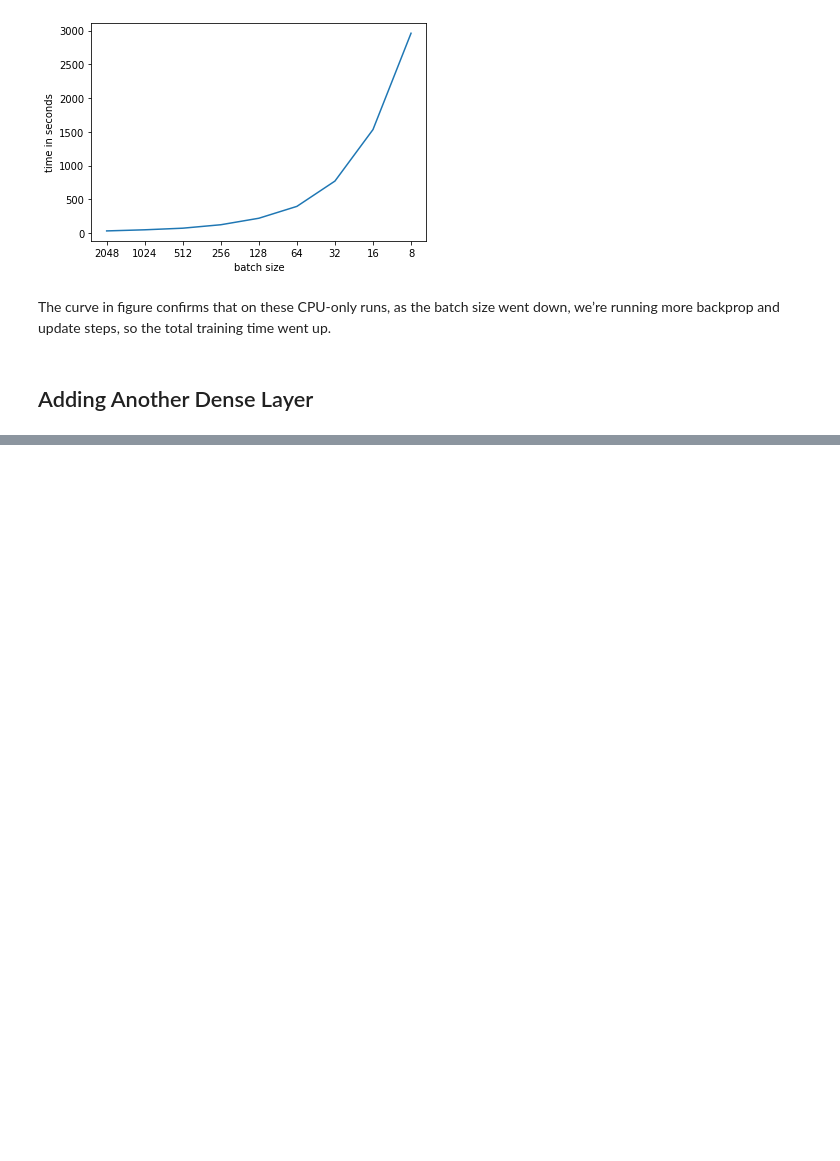
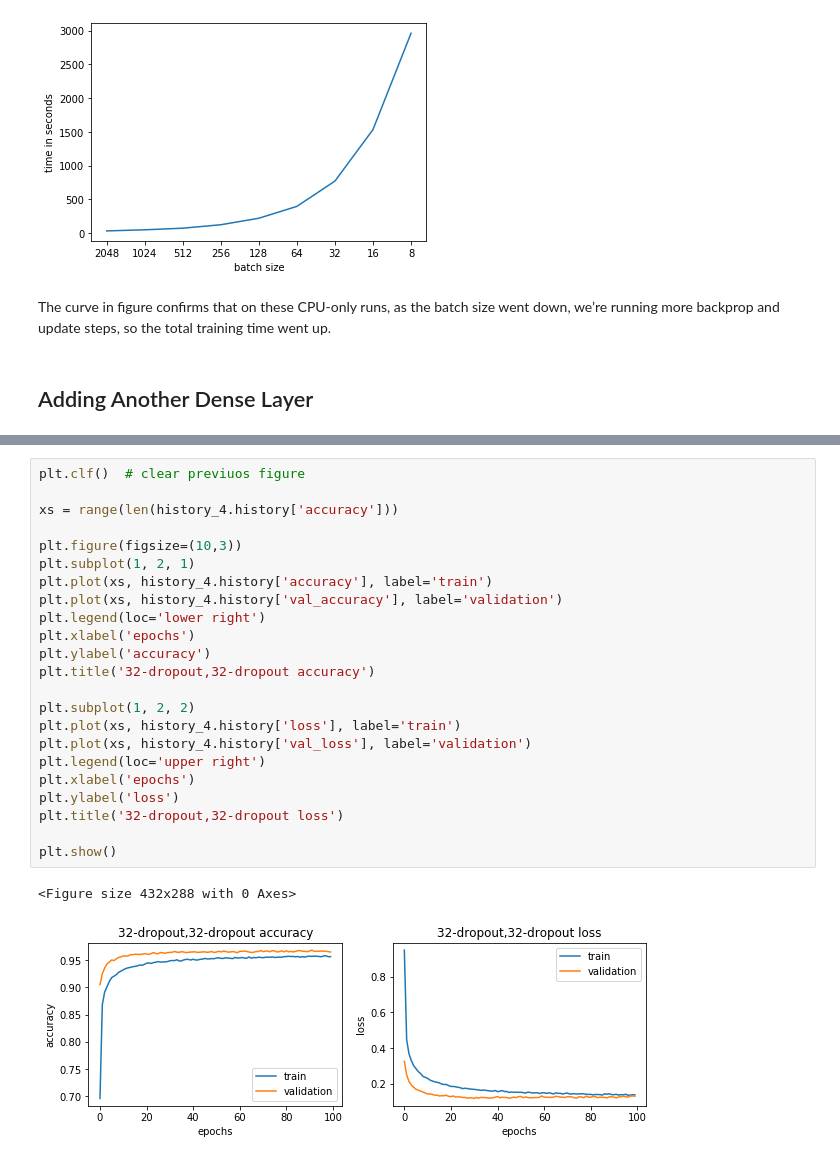
Before and after one commit to rahiakela/deep-learning--from-basics-to-practice, a Jupyter notebook: 1_improving_the_model.ipynb, the cells around one changed output, grey strips where cells are left out. Drawn from its saved outputs; the diff is of its cells as text; blank space fills up the shorter version.

```diff
--- a/1_improving_the_model.ipynb
+++ b/1_improving_the_model.ipynb
@@ -299,0 +629,26 @@ so the total training time went up.
+# %%
+plt.clf()  # clear previuos figure
+
+xs = range(len(history_4.history['accuracy']))
+
+plt.figure(figsize=(10,3))
+plt.subplot(1, 2, 1)
+plt.plot(xs, history_4.history['accuracy'], label='train')
+plt.plot(xs, history_4.history['val_accuracy'], label='validation')
+plt.legend(loc='lower right')
+plt.xlabel('epochs')
+plt.ylabel('accuracy')
+plt.title('32-dropout,32-dropout accuracy')
+
+plt.subplot(1, 2, 2)
+plt.plot(xs, history_4.history['loss'], label='train')
+plt.plot(xs, history_4.history['val_loss'], label='validation')
+plt.legend(loc='upper right')
+plt.xlabel('epochs')
+plt.ylabel('loss')
+plt.title('32-dropout,32-dropout loss')
+
+plt.show()
+# %% [output]
+<Figure size 432x288 with 0 Axes>
+[figure, added]
```
Also changed, not shown: parts of 24 cells of this notebook.
